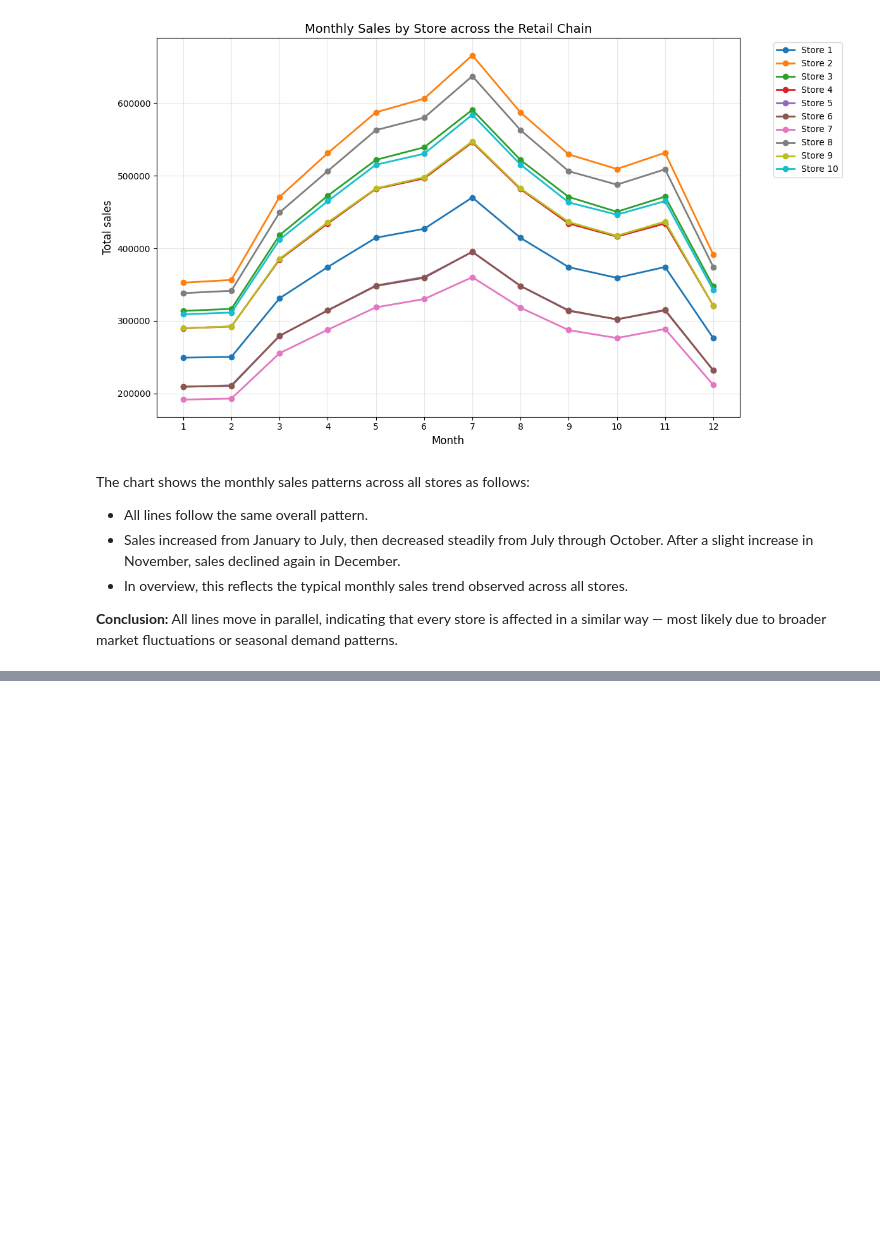
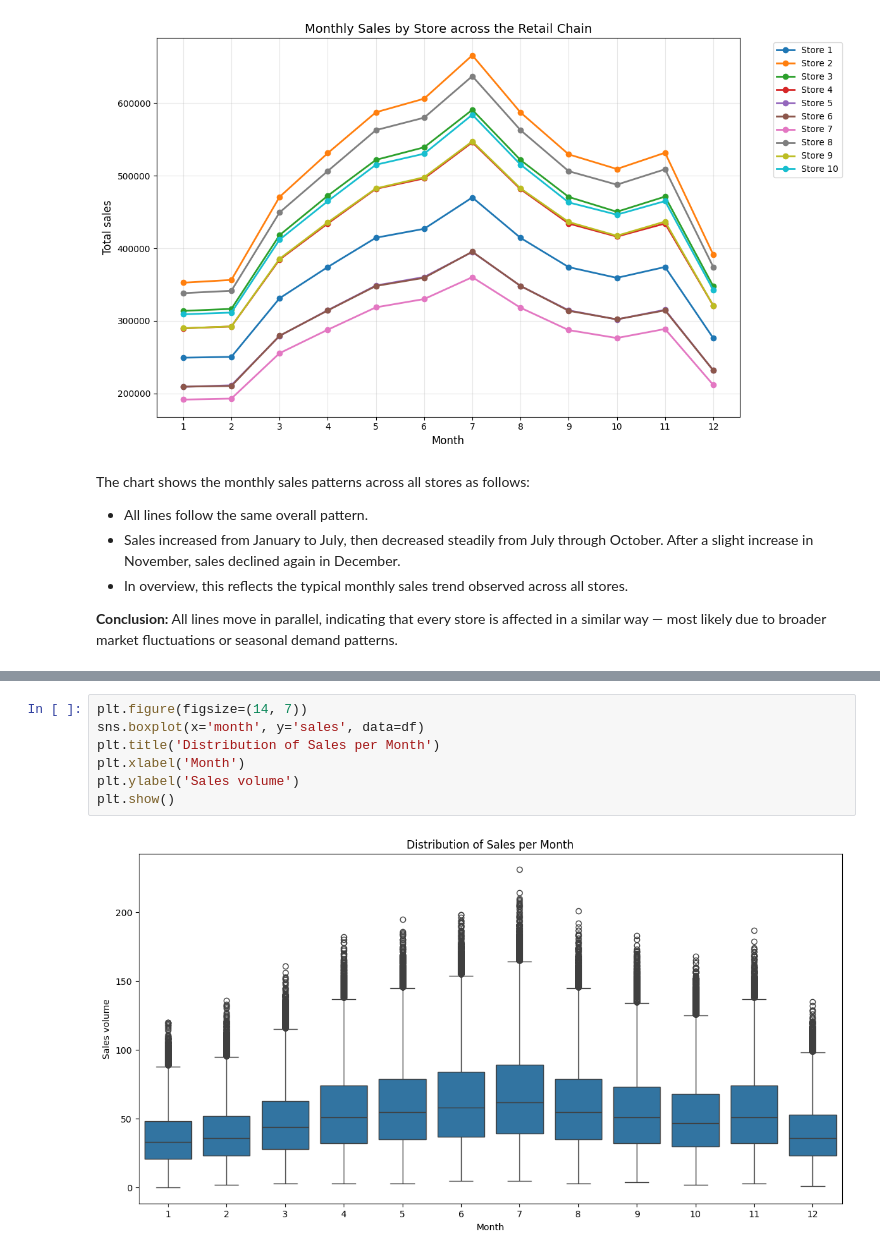
Before and after one commit to trhkimngan22/Inventory-Optimization-for-Retail-Chain, a Jupyter notebook: src/notebook.ipynb, the cells around one changed output, grey strips where cells are left out. Cells and saved outputs as stored; diff of their text form; blank space fills up the shorter version.

```diff
--- a/src/notebook.ipynb
+++ b/src/notebook.ipynb
@@ -295,0 +353,9 @@ The chart shows the monthly sales patterns across all stores as follows:
+# %%
+plt.figure(figsize=(14, 7))
+sns.boxplot(x='month', y='sales', data=df)
+plt.title('Distribution of Sales per Month')
+plt.xlabel('Month')
+plt.ylabel('Sales volume')
+plt.show()
+# %% [output]
+[figure, added]
```
Also changed, not shown: parts of 10 cells of this notebook.
